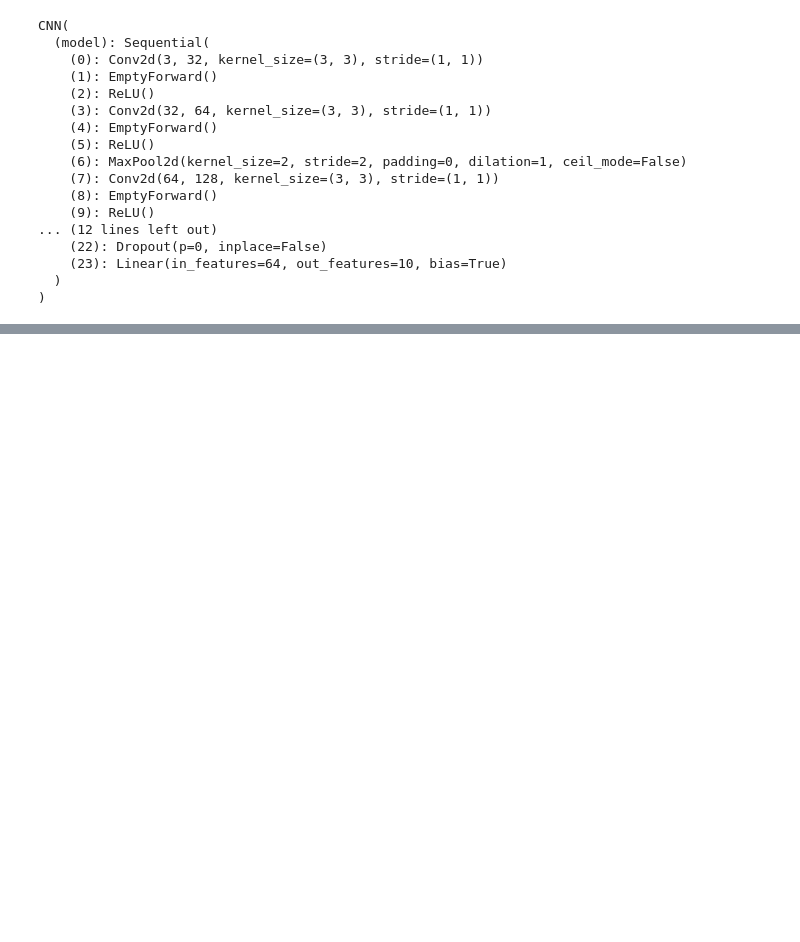
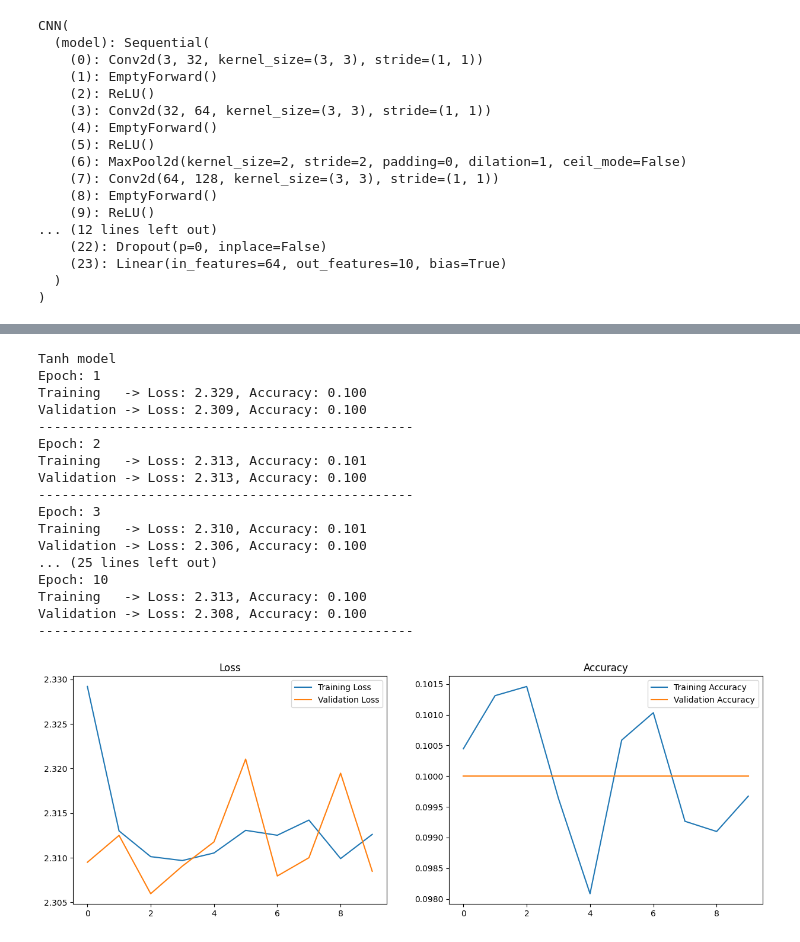
Before and after one commit to dave1b/TSM_DeLearn, a Jupyter notebook: week8/eval_batchnorm_dave_brunner.ipynb, the cells around one changed output, grey strips where cells are left out. Saved outputs shown, nothing was run; the diff lists cells and outputs as text; code cells hidden in the pictures; blank space fills up the shorter version.

```diff
--- a/week8/eval_batchnorm_dave_brunner.ipynb
+++ b/week8/eval_batchnorm_dave_brunner.ipynb
@@ -218,8 +216,27 @@ Epoch: 3
 # %%
 print('Tanh model')
 model = CNN(activation_function=Tanh())
 model.to(device)
-result_dict['Tanh'] = train_plot_model(model)
+result_dict['Tanh'] = train_plot_model(model, n_epochs=10)
+# %% [output]
+Tanh model
+Epoch: 1
+Training   -> Loss: 2.329, Accuracy: 0.100
+Validation -> Loss: 2.309, Accuracy: 0.100
+------------------------------------------------
+Epoch: 2
+Training   -> Loss: 2.313, Accuracy: 0.101
+Validation -> Loss: 2.313, Accuracy: 0.100
+------------------------------------------------
+Epoch: 3
+Training   -> Loss: 2.310, Accuracy: 0.101
+Validation -> Loss: 2.306, Accuracy: 0.100
+... (25 lines left out)
+Epoch: 10
+Training   -> Loss: 2.313, Accuracy: 0.100
+Validation -> Loss: 2.308, Accuracy: 0.100
+------------------------------------------------
+[figure, added]
 # %%
 print('Batchnorm. ReLU model')
 model = CNN(batch_normalization=True).to(device)
```
Also changed, not shown: parts of 17 cells of this notebook.
